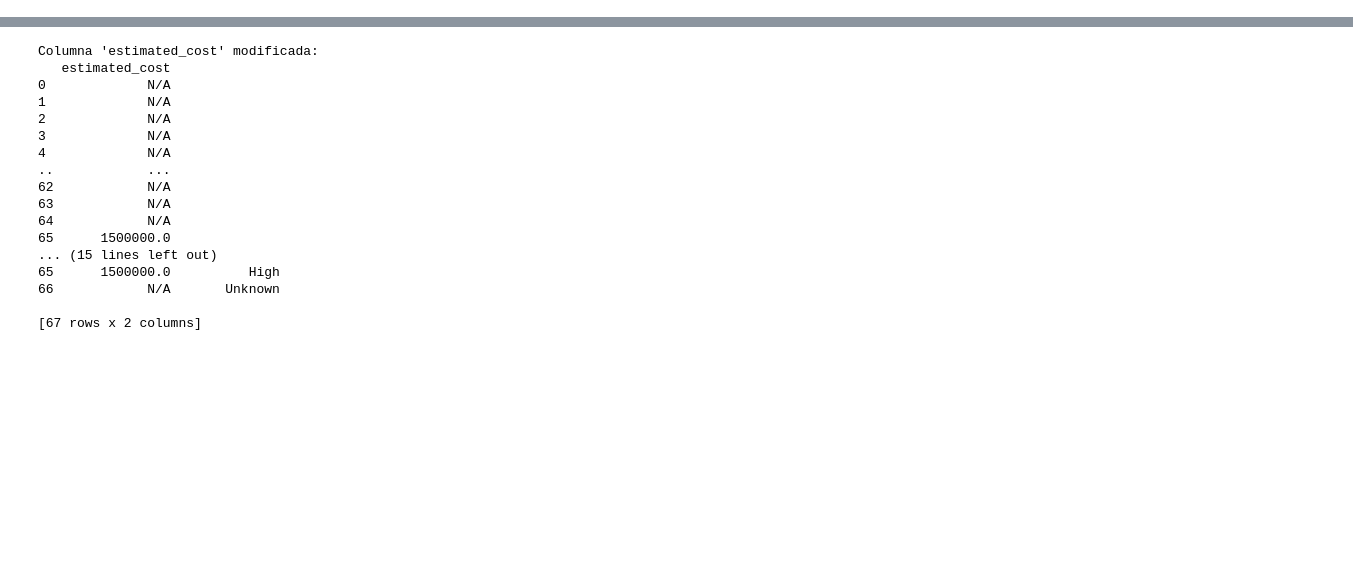
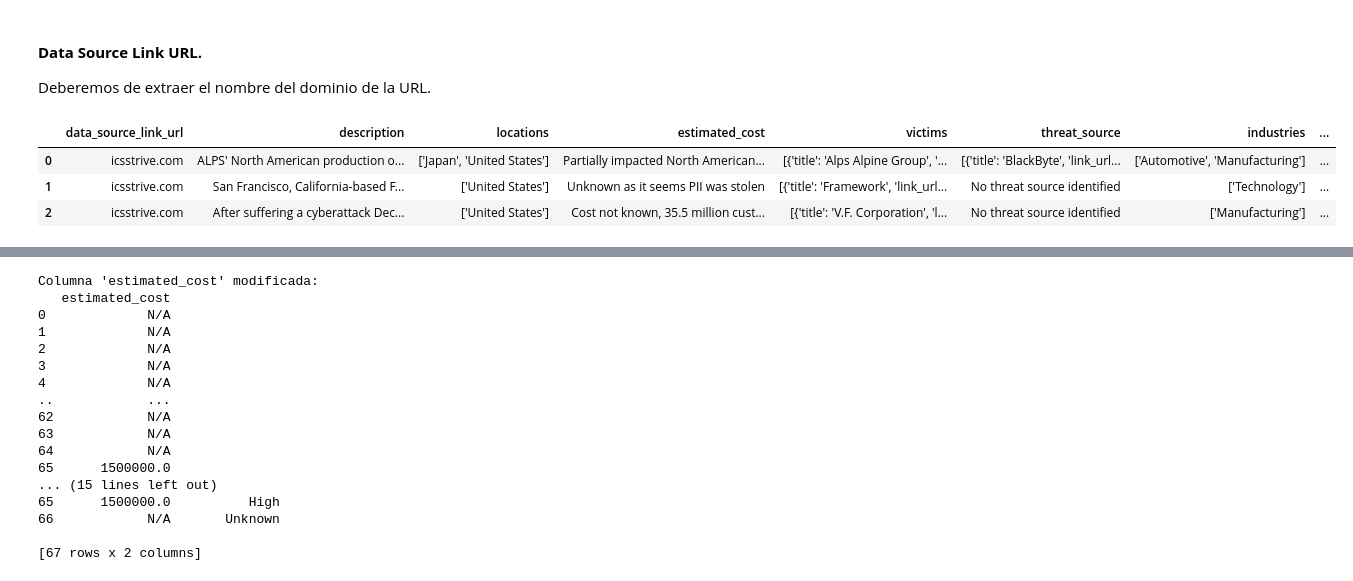
Before and after one commit to sdomialo/DeNexus_CSV-Analysis, a Jupyter notebook: ICSSTRIVE_clean.ipynb, the cells around one changed output, grey strips where cells are left out. Saved outputs shown, nothing was run; the diff lists cells and outputs as text; code cells hidden in the pictures; blank space fills up the shorter version.

```diff
--- a/ICSSTRIVE_clean.ipynb
+++ b/ICSSTRIVE_clean.ipynb
@@ -187,0 +251,2 @@ Columna 'locations' actualizada:
+# %%
+df.drop('type_of_malware', axis = 1, inplace = True)
@@ -187,0 +257,10 @@ Columna 'locations' actualizada:
+# %%
+def extract_domain(url):
+    try:
+        if not url or "http" not in url:
+            return "N/A"
+        return urlparse(url).netloc
+    except:
+        return "N/A"
+
+df['malware_url'] = df['malware_url'].apply(extract_domain)
@@ -187,0 +328,20 @@ Columna 'locations' actualizada:
+# %% [markdown]
+#### **Data Source Link URL.**
+Deberemos de extraer el nombre del dominio de la URL.
+# %%
+def extract_domain(url):
+    try:
+        return urlparse(url).netloc
+    except:
+        return None
+
+df['data_source_link_url'] = df['data_source_link_url'].apply(extract_domain)
+# %%
+df['data_source_link_url'] = df['data_source_link_url'].str.replace('www.', '', regex=False)
+# %%
+df.head(3)
+# %% [output]
+|  | data_source_link_url | description | locations | estimated_cost | victims | threat_source | industries | ... |
+| 0 | icsstrive.com | ALPS' North American production o... | ['Japan', 'United States'] | Partially impacted North American... | [{'title': 'Alps Alpine Group', '... | [{'title': 'BlackByte', 'link_url... | ['Automotive', 'Manufacturing'] | ... |
+| 1 | icsstrive.com | San Francisco, California-based F... | ['United States'] | Unknown as it seems PII was stolen | [{'title': 'Framework', 'link_url... | No threat source identified | ['Technology'] | ... |
+| 2 | icsstrive.com | After suffering a cyberattack Dec... | ['United States'] | Cost not known, 35.5 million cust... | [{'title': 'V.F. Corporation', 'l... | No threat source identified | ['Manufacturing'] | ... |
```
Also changed, not shown: parts of 68 cells of this notebook, 1 other file.
